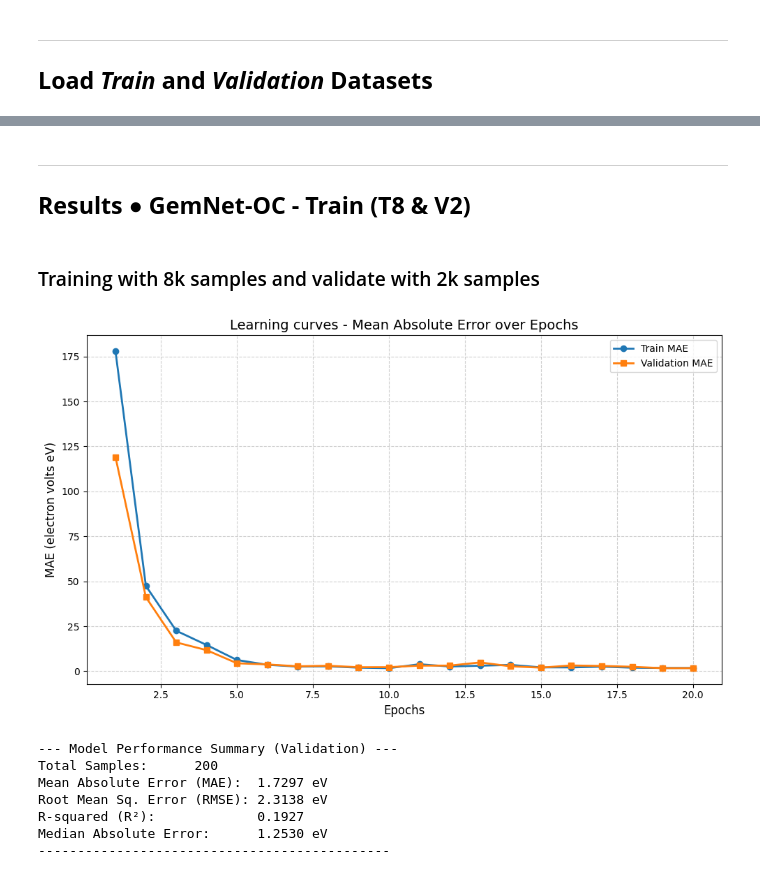
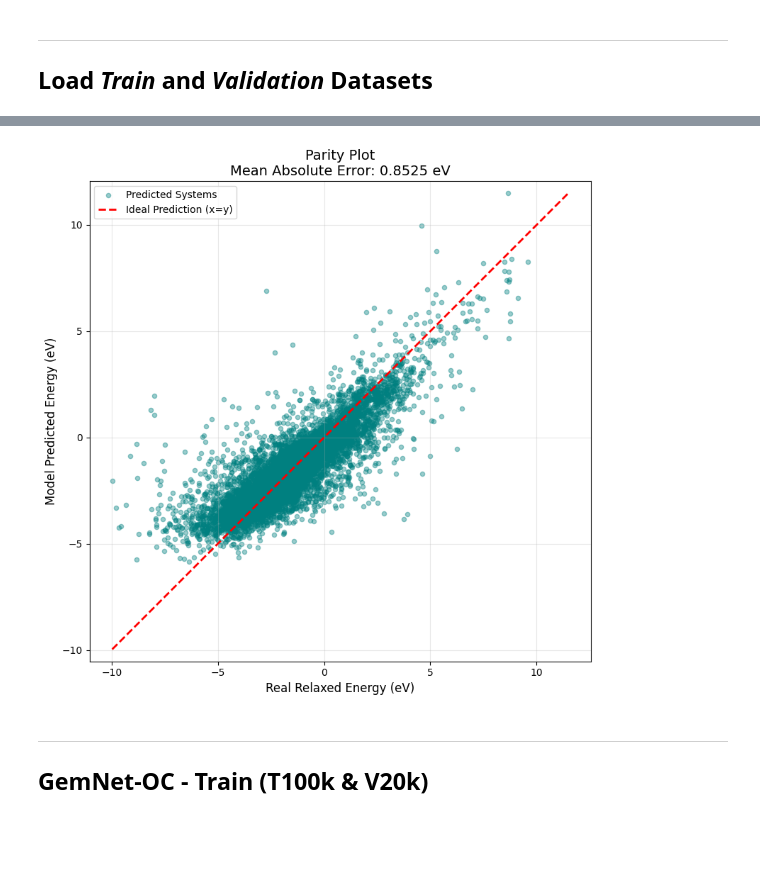
Before and after one commit to juanpaz90/h2-catalyst-ml, a Jupyter notebook: train_gem_net.ipynb, the cells around one changed output, grey strips where cells are left out. Saved outputs shown, nothing was run; the diff lists cells and outputs as text; code cells hidden in the pictures; blank space fills up the shorter version.

```diff
--- a/train_gem_net.ipynb
+++ b/train_gem_net.ipynb
@@ -92,5 +68,8 @@ Extracting final predictions on validation set...
+# %%
+plot_parity_results(g_preds_32k, g_targets_32k)
+# %% [output]
+[figure, added]
 # %% [markdown]
 ***
-## **Results** ● **GemNet-OC - Train (T8 & V2)**
+## **GemNet-OC - Train (T100k & V20k)**
+###
-# %% [markdown]
-### Training with 8k samples and validate with 2k samples
@@ -101,14 +75,0 @@ from modules.results import *
-# %%
-plot_training_curves(g_train_maes_8k, g_val_maes_8k)
-# %% [output]
-[figure, removed]
-# %%
-summarize_model_metrics(g_preds_8k, g_targets_8k)
-# %% [output]
---- Model Performance Summary (Validation) ---
-Total Samples:      200
-Mean Absolute Error (MAE):  1.7297 eV
-Root Mean Sq. Error (RMSE): 2.3138 eV
-R-squared (R²):             0.1927
-Median Absolute Error:      1.2530 eV
----------------------------------------------
```
Also changed, not shown: parts of 22 cells of this notebook, 12 other files.
